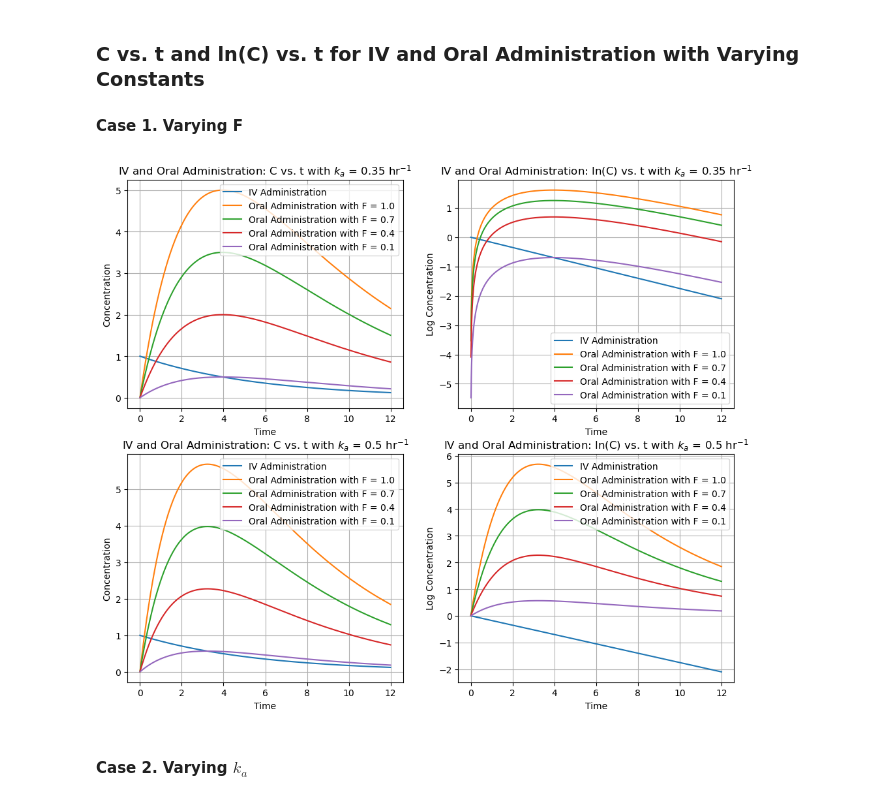
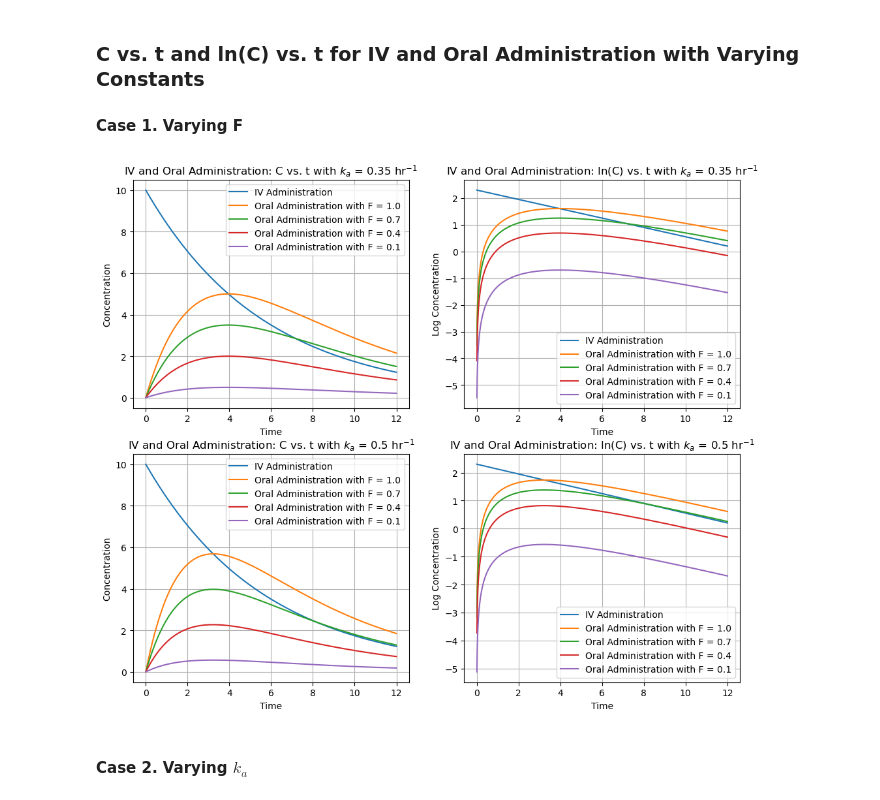
Before and after one commit to TimothyKSL/PKPD25_TLDT, a Jupyter notebook: Week 3 Assignment.ipynb, the cells around one changed output. Cells and saved outputs as stored; diff of their text form; code cells hidden in the pictures.

Commit message:
Update Week 3 Assignment.ipynb
Corrected initial dose and ensured that all logarithmic graphs are actually logarithmic.

```diff
--- a/Week 3 Assignment.ipynb
+++ b/Week 3 Assignment.ipynb
@@ -13,7 +13,7 @@ import matplotlib.pyplot as plt
 from scipy.integrate import solve_ivp
 
 # Set parameters
-Cp0 = 1                                  # Initial drug concentration in the plasma in mg/L (check unit)
+Cp0 = 10                                  # Initial drug concentration in the plasma in mg/L (check unit)
 t0 = 0.0                                 # Initial time in hr
 tf = 12.0                                # Final time in hr
 h = [0.1, 0.5, 1.0]                      # Step size
@@ -136,35 +136,35 @@ for i in range(len(F)):
     solution_Oral = solve_ivp(Oral_admin, t_span, initial_concentrations, args = (F[i], ka[0]),t_eval = t_eval)
     axes[1].plot(solution_Oral.t, np.log(solution_Oral.y[1]), label = f'Oral Administration with F = {F[i]}')
 axes[1].set_xlabel('Time')
 axes[1].set_ylabel('Log Concentration')
 axes[1].set_title(f'IV and Oral Administration: ln(C) vs. t with $k_a$ = 0.35 hr$^{{-1}}$')
 axes[1].legend()
 axes[1].grid(True)
 
 # Bottom-left plot: C vs t with ka = 0.5
 axes[2].plot(solution_IV.t, solution_IV.y[0], label = 'IV Administration')
 for i in range(len(F)):
     solution_Oral = solve_ivp(Oral_admin, t_span, initial_concentrations, args = (F[i], ka[1]),t_eval = t_eval)
     axes[2].plot(solution_Oral.t, solution_Oral.y[1], label = f'Oral Administration with F = {F[i]}')
 axes[2].set_xlabel('Time')
 axes[2].set_ylabel('Concentration')
 axes[2].set_title(f'IV and Oral Administration: C vs. t with $k_a$ = 0.5 hr$^{{-1}}$')
 axes[2].legend()
 axes[2].grid(True)
 
 # Bottom-right plot ln(C) vs. t with ka = 0.5
 axes[3].plot(solution_IV.t, np.log(solution_IV.y[0]), label = 'IV Administration')
 for i in range(len(F)):
     solution_Oral = solve_ivp(Oral_admin, t_span, initial_concentrations, args = (F[i], ka[1]),t_eval = t_eval)
-    axes[3].plot(solution_Oral.t, solution_Oral.y[1], label = f'Oral Administration with F = {F[i]}')
+    axes[3].plot(solution_Oral.t, np.log(solution_Oral.y[1]), label = f'Oral Administration with F = {F[i]}')
 axes[3].set_xlabel('Time')
 axes[3].set_ylabel('Log Concentration')
 axes[3].set_title(f'IV and Oral Administration: ln(C) vs. t with $k_a$ = 0.5 hr$^{{-1}}$')
 axes[3].legend()
 axes[3].grid(True)
 plt.show()
 # %% [output]
-[figure, old version]
+[figure, new version]
 # %% [markdown]
 #### Case 2. Varying $k_a$
 # %%
```
Also changed, not shown: parts of 2 cells of this notebook.
